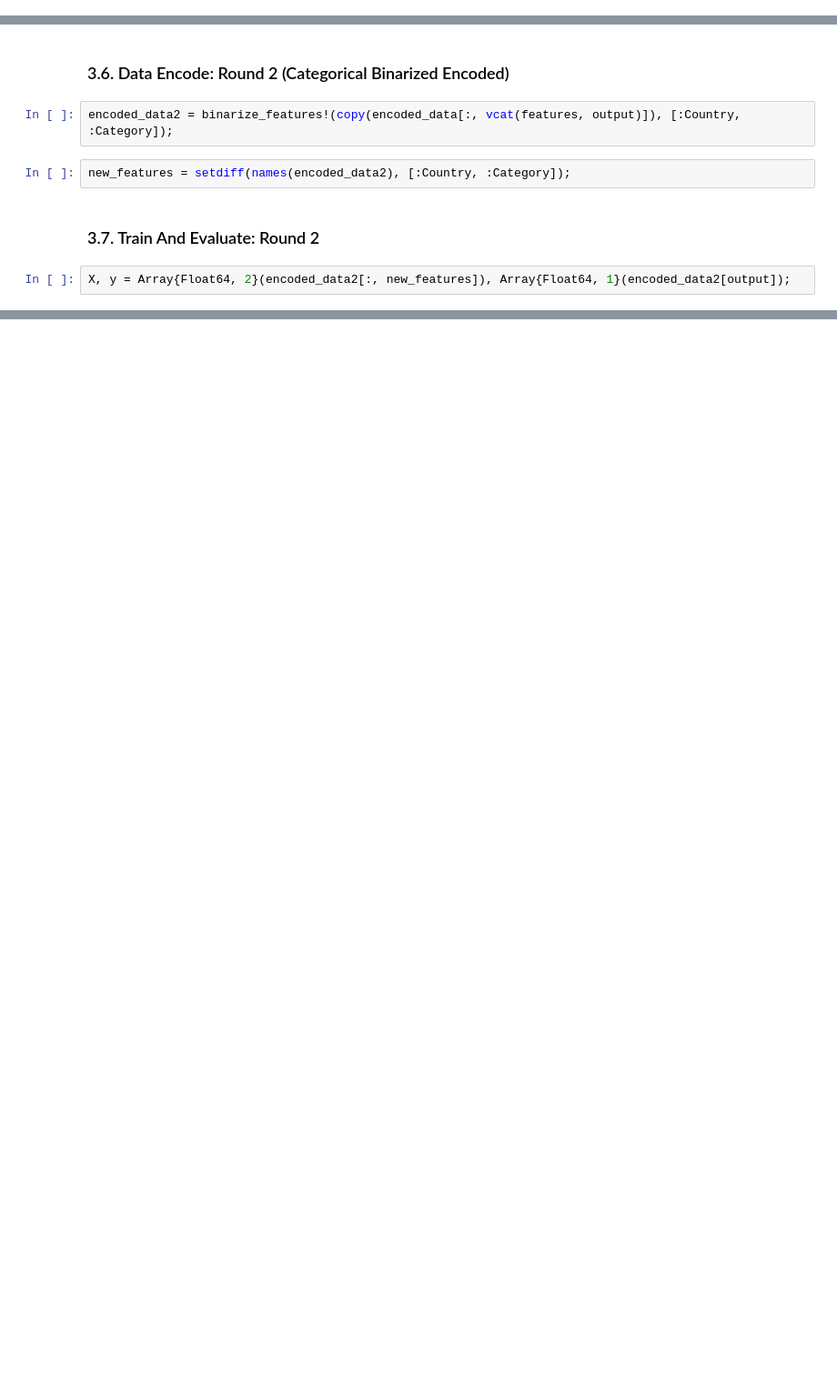
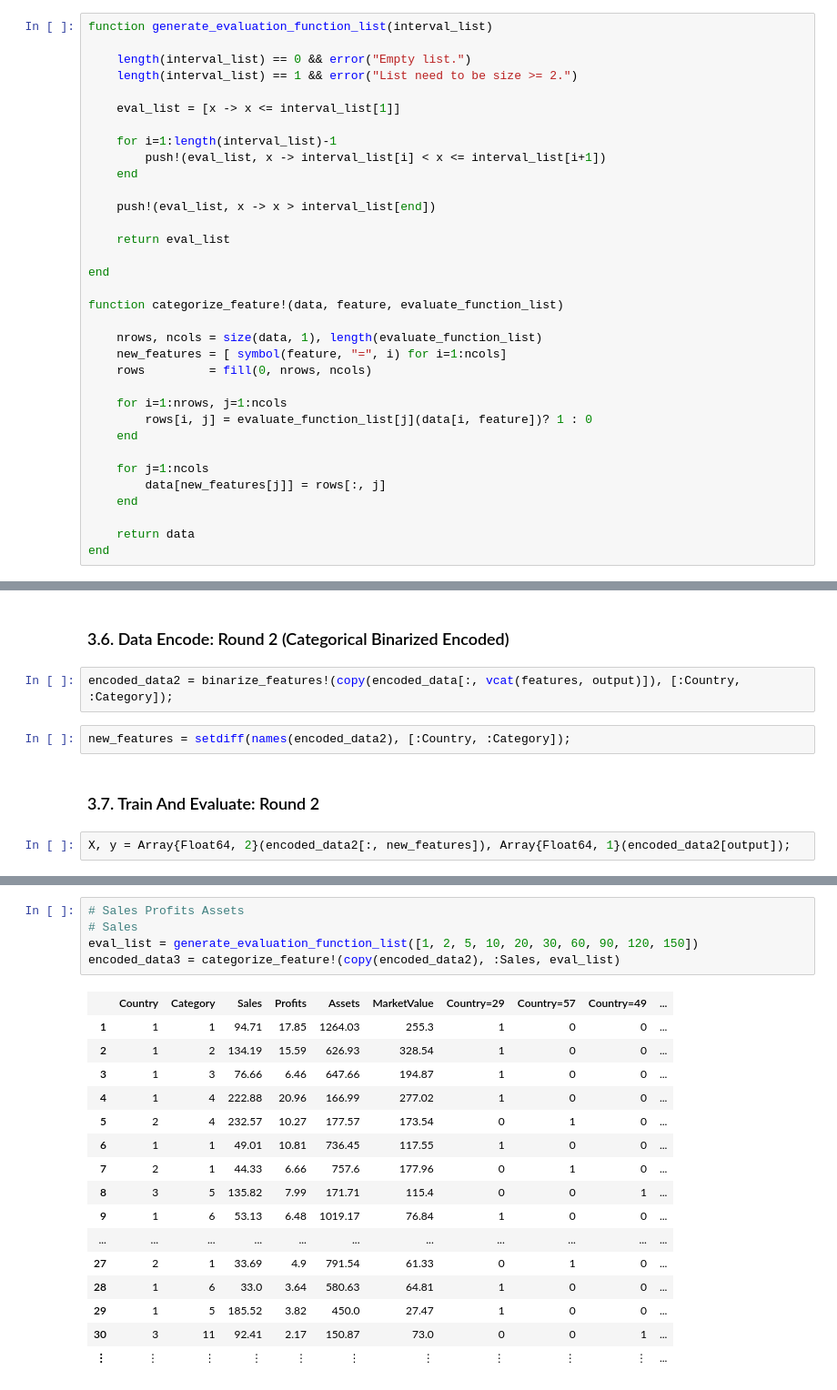
Before and after one commit to dmoliveira/My-Data-Science-Toolbox, a Jupyter notebook: Notebooks/Machine-Learning-Experiments/Machine Learning Notes - Feature Encoding.ipynb, the cells around one changed output, grey strips where cells are left out. Shown at 91% size. Cells and saved outputs as stored; diff of their text form; blank space fills up the shorter version.

```diff
--- a/Notebooks/Machine-Learning-Experiments/Machine Learning Notes - Feature Encoding.ipynb
+++ b/Notebooks/Machine-Learning-Experiments/Machine Learning Notes - Feature Encoding.ipynb
@@ -107,0 +119,34 @@ binarize_features! (generic function with 1 method)
+# %%
+function generate_evaluation_function_list(interval_list)
+
+    length(interval_list) == 0 && error("Empty list.")
+    length(interval_list) == 1 && error("List need to be size >= 2.")
+
+    eval_list = [x -> x <= interval_list[1]]
+
+    for i=1:length(interval_list)-1
+        push!(eval_list, x -> interval_list[i] < x <= interval_list[i+1])
+    end
+
+    push!(eval_list, x -> x > interval_list[end])
+
+    return eval_list
+
+end
+
+function categorize_feature!(data, feature, evaluate_function_list)
+
+    nrows, ncols = size(data, 1), length(evaluate_function_list)
+    new_features = [ symbol(feature, "=", i) for i=1:ncols]
+    rows         = fill(0, nrows, ncols)
+
+    for i=1:nrows, j=1:ncols
+        rows[i, j] = evaluate_function_list[j](data[i, feature])? 1 : 0
+    end
+
+    for j=1:ncols
+        data[new_features[j]] = rows[:, j]
+    end
+
+    return data
+end
@@ -216,0 +291,22 @@ analyze_models(X, y, X, rmse, model_list)
+# %%
+# Sales	Profits	Assets
+# Sales
+eval_list = generate_evaluation_function_list([1, 2, 5, 10, 20, 30, 60, 90, 120, 150])
+encoded_data3 = categorize_feature!(copy(encoded_data2), :Sales, eval_list)
+# %% [output]
+|  | Country | Category | Sales | Profits | Assets | MarketValue | Country=29 | Country=57 | Country=49 | ... |
+| 1 | 1 | 1 | 94.71 | 17.85 | 1264.03 | 255.3 | 1 | 0 | 0 | ... |
+| 2 | 1 | 2 | 134.19 | 15.59 | 626.93 | 328.54 | 1 | 0 | 0 | ... |
+| 3 | 1 | 3 | 76.66 | 6.46 | 647.66 | 194.87 | 1 | 0 | 0 | ... |
+| 4 | 1 | 4 | 222.88 | 20.96 | 166.99 | 277.02 | 1 | 0 | 0 | ... |
+| 5 | 2 | 4 | 232.57 | 10.27 | 177.57 | 173.54 | 0 | 1 | 0 | ... |
+| 6 | 1 | 1 | 49.01 | 10.81 | 736.45 | 117.55 | 1 | 0 | 0 | ... |
+| 7 | 2 | 1 | 44.33 | 6.66 | 757.6 | 177.96 | 0 | 1 | 0 | ... |
+| 8 | 3 | 5 | 135.82 | 7.99 | 171.71 | 115.4 | 0 | 0 | 1 | ... |
+| 9 | 1 | 6 | 53.13 | 6.48 | 1019.17 | 76.84 | 1 | 0 | 0 | ... |
+| ... | ... | ... | ... | ... | ... | ... | ... | ... | ... | ... |
+| 27 | 2 | 1 | 33.69 | 4.9 | 791.54 | 61.33 | 0 | 1 | 0 | ... |
+| 28 | 1 | 6 | 33.0 | 3.64 | 580.63 | 64.81 | 1 | 0 | 0 | ... |
+| 29 | 1 | 5 | 185.52 | 3.82 | 450.0 | 27.47 | 1 | 0 | 0 | ... |
+| 30 | 3 | 11 | 92.41 | 2.17 | 150.87 | 73.0 | 0 | 0 | 1 | ... |
+| ⋮ | ⋮ | ⋮ | ⋮ | ⋮ | ⋮ | ⋮ | ⋮ | ⋮ | ⋮ | ... |
```
Also changed, not shown: parts of 16 cells of this notebook.
